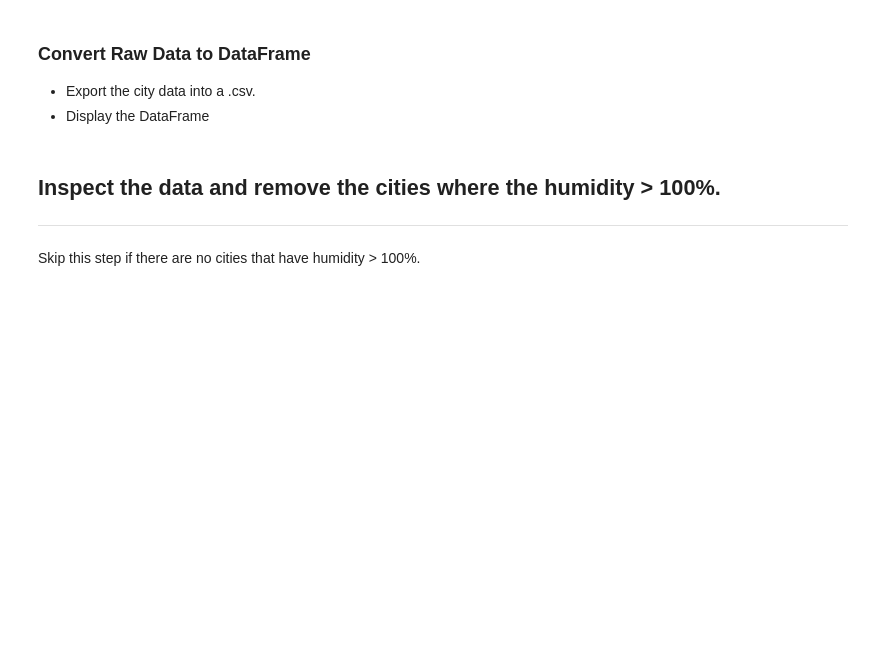
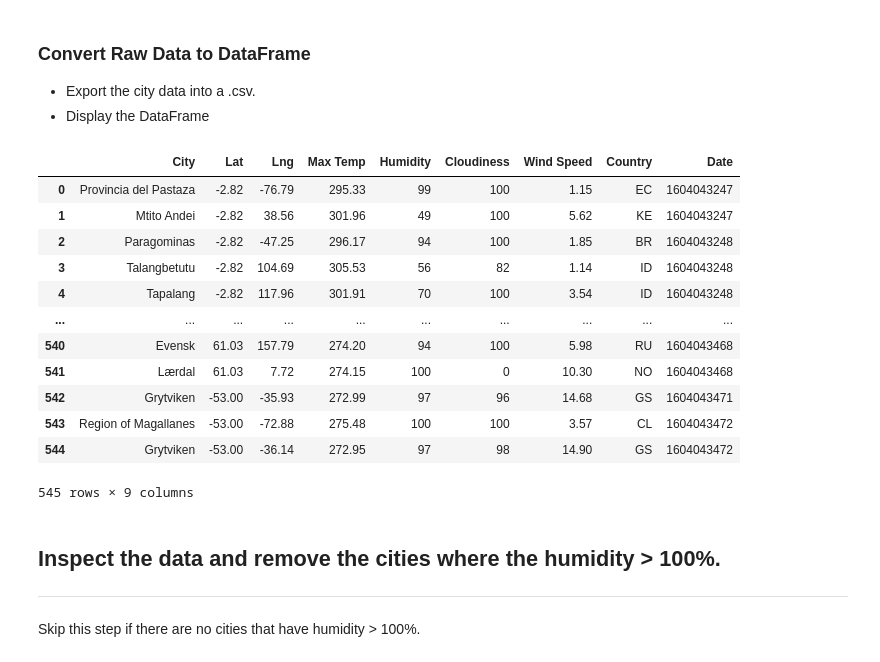
Before and after one commit to joe-m-2020/python-api-challenge, a Jupyter notebook: WeatherPy/WeatherPy.ipynb, the cells around one changed output. Cells and saved outputs as stored; diff of their text form; code cells hidden in the pictures; blank space fills up the shorter version.

```diff
--- a/WeatherPy/WeatherPy.ipynb
+++ b/WeatherPy/WeatherPy.ipynb
@@ -16,24 +16,36 @@ url = "http://api.openweathermap.org/data/2.5/weather?"
 # %% [markdown]
 ## Generate Cities List
 # %%
+# Create lists for random latitudes and longitudes within bounds excluting poles
+# Use latitude range of -55 to 72 as most (if not all) inhabited land falls within those bounds
 lat = []
 lon = []
 
-# for i in range(-1):
-#     city_ids.append(str(random.randrange(0, 700)))
+# create for loops to generate random floats within bounds
+# 1225 total iterations consistently achieved 500+ useable results
 
-for lats in range(35):
+for lats in range(30):
     lat.append(str(round(random.uniform(-55,72),2)))
 
-for lons in range(35):
+for lons in range(45):
     lon.append(str(round(random.uniform(-180,180),2)))
 
 
-
+# format open weather url
 query_url = f"{url}appid={weather_api_key}&"
 
-# cities = []
-# cities_dict ={}
+# create lists to collect metadata
+cities = []
+lat_list = []
+lon_list = []
+max_temp = []
+humidity = []
+cloudiness = []
+wind_speed = []
+country = []
+date = []
+# use for loop to iterate through lat and lon lists to print out results
+# and record metadata in lists
 count=1
 for x in lat:
     for y in lon:
@@ -41,6 +53,14 @@ for x in lat:
         if response['name']!='':
             print(f"Processing Record {count}: {response['name']}")
             cities.append(response['name'])
+            lat_list.append(response['coord']['lat'])
+            lon_list.append(response['coord']['lon'])
+            max_temp.append(response['main']['temp_max'])
+            humidity.append(response['main']['humidity'])
+            cloudiness.append(response['clouds']['all'])
+            wind_speed.append(response['wind']['speed'])
+            country.append(response['sys']['country'])
+            date.append(response['dt'])
             count+=1
         else:
             print("City not found. Skipping...")
@@ -73,6 +93,31 @@ Data Retrieval Complete
 ### Convert Raw Data to DataFrame
 * Export the city data into a .csv.
 * Display the DataFrame
+# %%
+
+data_dict = {"City":cities,'Lat':lat_list,'Lng':lon_list,'Max Temp':max_temp,
+            'Humidity':humidity,'Cloudiness':cloudiness,'Wind Speed':wind_speed,
+            'Country':country,'Date':date}
+city_weather_df = pd.DataFrame(data_dict)
+
+city_weather_df.to_csv(r'C:\Users\Joe\Documents\Boot_Camp\Homework\Week_6\06-Python-APIs\python-api-challenge\WeatherPy\WeatherPy.csv', index = False)
+
+
+city_weather_df
+# %% [output]
+|  | City | Lat | Lng | Max Temp | Humidity | Cloudiness | Wind Speed | Country | Date |
+| 0 | Provincia del Pastaza | -2.82 | -76.79 | 295.33 | 99 | 100 | 1.15 | EC | 1604043247 |
+| 1 | Mtito Andei | -2.82 | 38.56 | 301.96 | 49 | 100 | 5.62 | KE | 1604043247 |
+| 2 | Paragominas | -2.82 | -47.25 | 296.17 | 94 | 100 | 1.85 | BR | 1604043248 |
+| 3 | Talangbetutu | -2.82 | 104.69 | 305.53 | 56 | 82 | 1.14 | ID | 1604043248 |
+| 4 | Tapalang | -2.82 | 117.96 | 301.91 | 70 | 100 | 3.54 | ID | 1604043248 |
+| ... | ... | ... | ... | ... | ... | ... | ... | ... | ... |
+| 540 | Evensk | 61.03 | 157.79 | 274.20 | 94 | 100 | 5.98 | RU | 1604043468 |
+| 541 | Lærdal | 61.03 | 7.72 | 274.15 | 100 | 0 | 10.30 | NO | 1604043468 |
+| 542 | Grytviken | -53.00 | -35.93 | 272.99 | 97 | 96 | 14.68 | GS | 1604043471 |
+| 543 | Region of Magallanes | -53.00 | -72.88 | 275.48 | 100 | 100 | 3.57 | CL | 1604043472 |
+| 544 | Grytviken | -53.00 | -36.14 | 272.95 | 97 | 98 | 14.90 | GS | 1604043472 |
+545 rows × 9 columns
 # %% [markdown]
 ## Inspect the data and remove the cities where the humidity > 100%.
 ----
```
Also changed, not shown: parts of 1 cell of this notebook, 1 other file.
